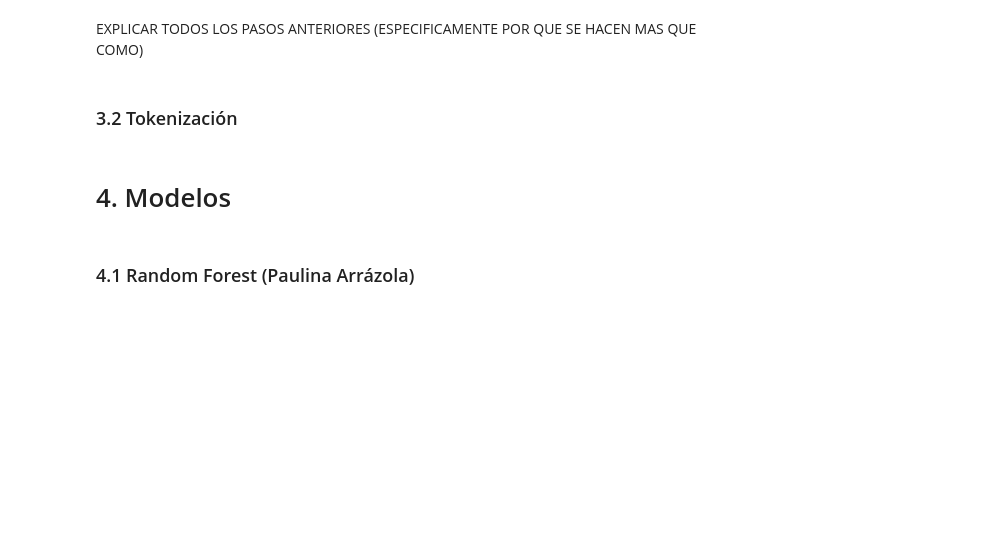
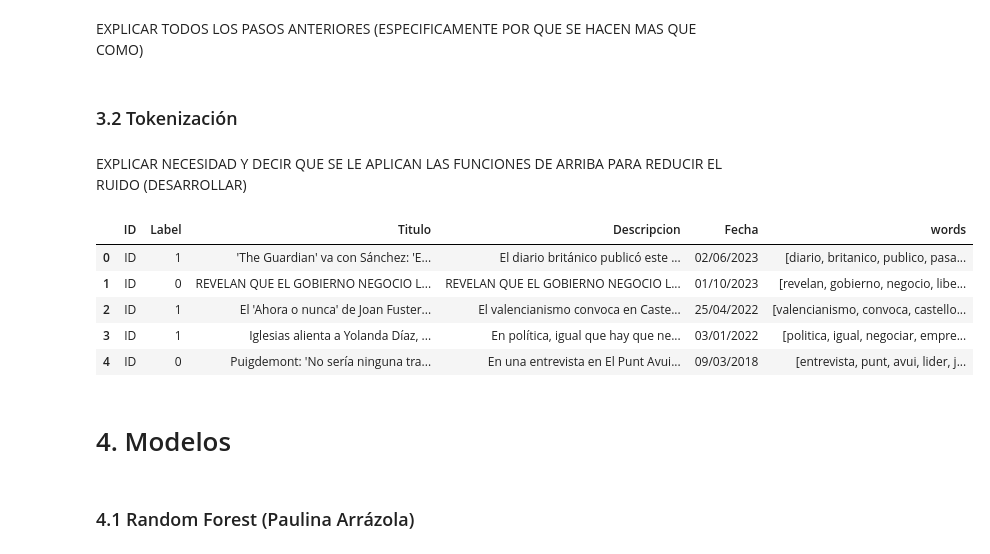
Before and after one commit to Paulina-A-V/Proyecto-1-BI, a Jupyter notebook: classification.ipynb, the cells around one changed output. Saved outputs shown, nothing was run; the diff lists cells and outputs as text; code cells hidden in the pictures; blank space fills up the shorter version.

```diff
--- a/classification.ipynb
+++ b/classification.ipynb
@@ -231,10 +231,22 @@ def preprocessing(words):
 EXPLICAR TODOS LOS PASOS ANTERIORES (ESPECIFICAMENTE POR QUE SE HACEN MAS QUE COMO)
 # %% [markdown]
 ### 3.2 Tokenización
+# %% [markdown]
+EXPLICAR NECESIDAD Y DECIR QUE SE LE APLICAN LAS FUNCIONES DE ARRIBA PARA REDUCIR EL RUIDO (DESARROLLAR)
 # %%
 import contractions
 
 data['Descripcion'] = data['Descripcion'].apply(contractions.fix)
+# %%
+data['words'] = data['Descripcion'].apply(word_tokenize).apply(preprocessing)
+data.head()
+# %% [output]
+|  | ID | Label | Titulo | Descripcion | Fecha | words |
+| 0 | ID | 1 | 'The Guardian' va con Sánchez: 'E... | El diario británico publicó este ... | 02/06/2023 | [diario, britanico, publico, pasa... |
+| 1 | ID | 0 | REVELAN QUE EL GOBIERNO NEGOCIO L... | REVELAN QUE EL GOBIERNO NEGOCIO L... | 01/10/2023 | [revelan, gobierno, negocio, libe... |
+| 2 | ID | 1 | El 'Ahora o nunca' de Joan Fuster... | El valencianismo convoca en Caste... | 25/04/2022 | [valencianismo, convoca, castello... |
+| 3 | ID | 1 | Iglesias alienta a Yolanda Díaz, ... | En política, igual que hay que ne... | 03/01/2022 | [politica, igual, negociar, empre... |
+| 4 | ID | 0 | Puigdemont: 'No sería ninguna tra... | En una entrevista en El Punt Avui... | 09/03/2018 | [entrevista, punt, avui, lider, j... |
 # %% [markdown]
 # 4. Modelos
 # %% [markdown]
```
